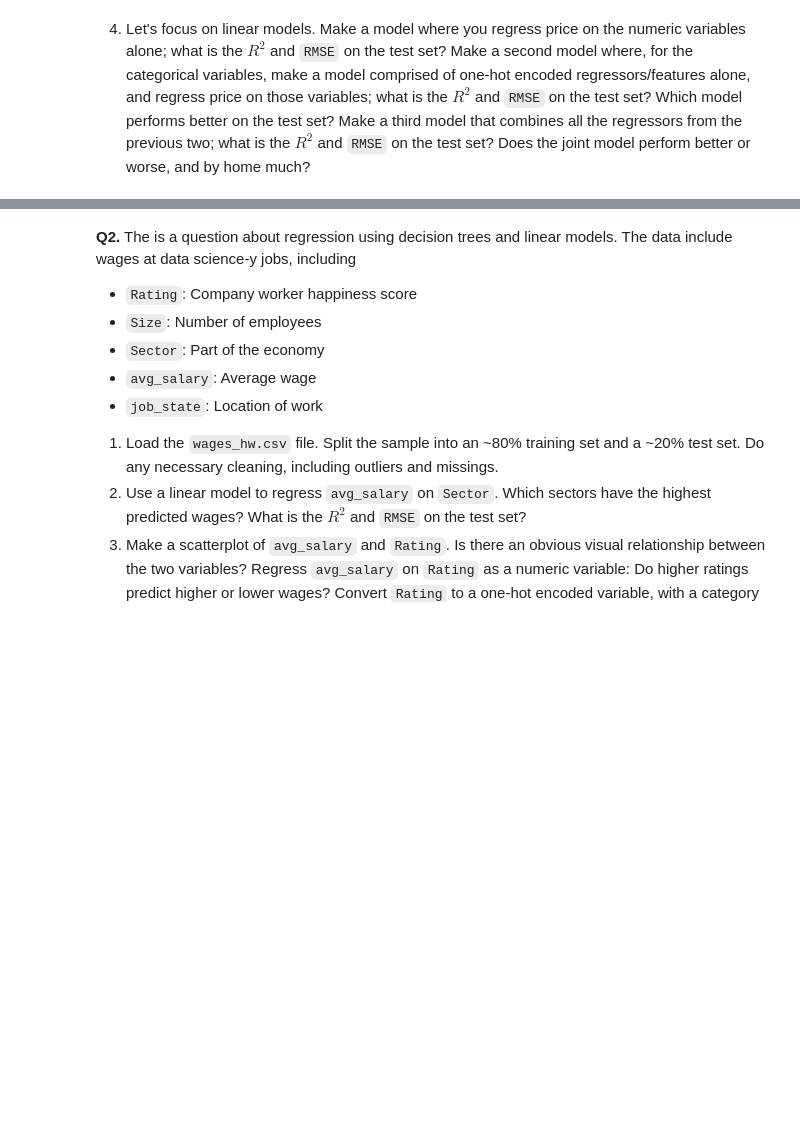
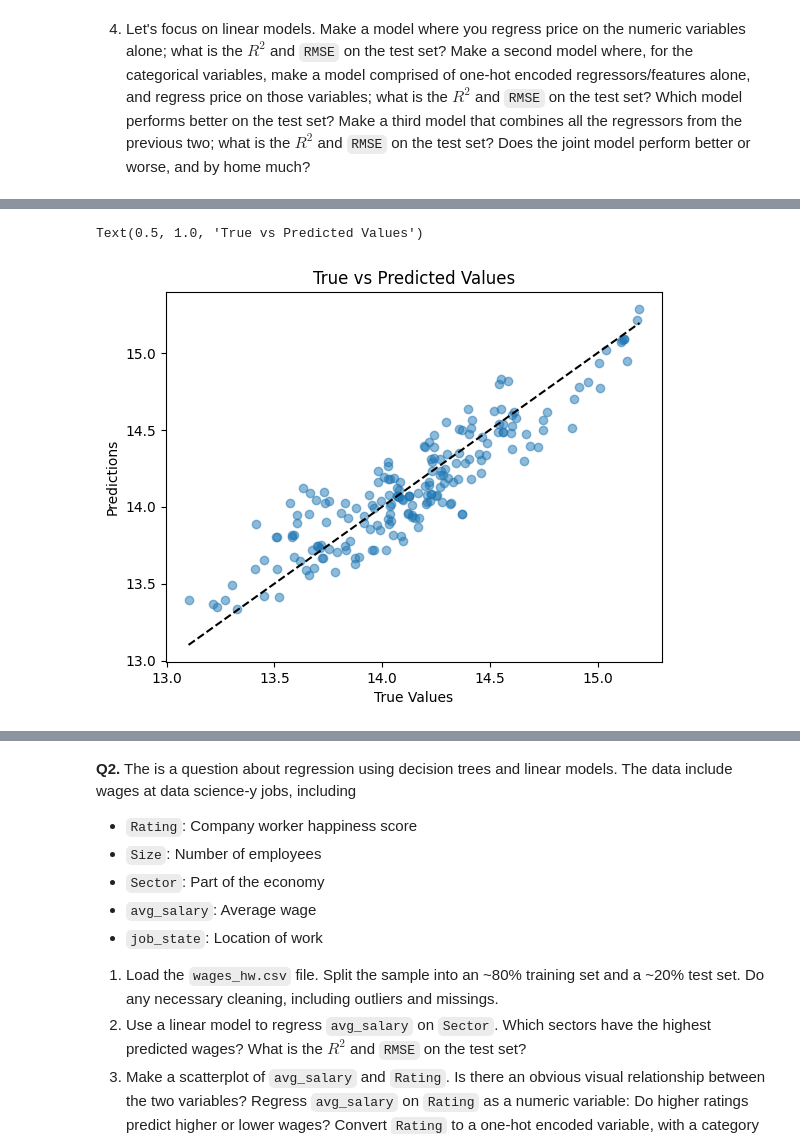
Before and after one commit to amanzanares410/assignment4, a Jupyter notebook: assignment4.ipynb, the cells around one changed output, grey strips where cells are left out. Saved outputs shown, nothing was run; the diff lists cells and outputs as text; code cells hidden in the pictures; blank space fills up the shorter version.

```diff
--- a/assignment4.ipynb
+++ b/assignment4.ipynb
@@ -116,18 +116,18 @@ Volkswagen     14.150553  14.272935
 from sklearn.model_selection import train_test_split
 from sklearn.preprocessing import LabelBinarizer
 
-vars = ['Color', 'Seating_Capacity', 'Body_Type', 'Make', 'Make_Year','Fuel_Type', 'Transmission', 'Transmission_Type']
+categorical_vars = ['Color', 'Body_Type', 'Make','Fuel_Type', 'Transmission', 'Transmission_Type']
+numerical_vars = ['Mileage_Run', 'Seating_Capacity', 'Make_Year']
 
-temp = df.loc[:, vars]
-df_encoded = pd.get_dummies(temp, columns=vars)
-df_encoded.head()
+temp = df.loc[:, categorical_vars]
+df_encoded = pd.get_dummies(temp, columns=categorical_vars)
 
-X = df['Mileage_Run']
+X = df.loc[:, numerical_vars]
 
-def maxmin(series):
- return ((series-series.min())/(series.max()-series.min()))
-X = maxmin(X)
-X = pd.DataFrame(X)
+def maxmin(x):
+  x = (x-min(x))/(max(x)-min(x))
+  return x
+X = X.apply(maxmin)
 X=pd.concat([X, df_encoded], axis=1)
 
 y = df['Price_ihs']
@@ -137,0 +164,6 @@ X_train, X_test, y_train, y_test = train_test_split(X, y, test_size=.2,random_st
+# %%
+reg_joint = LinearRegression().fit(X_train, y_train)
+print('R2: ', reg_joint.score(X_test, y_test))
+y_hat_joint = reg_joint.predict(X_test)
+N = len(y_test)
+print('RMSE: ', (np.sum( (y_test - y_hat)**2)/N )**.5 )
@@ -143,0 +240,10 @@ X_train, X_test, y_train, y_test = train_test_split(X, y, test_size=.2,random_st
+# %%
+plt.figure()
+plt.scatter(y_test, y_hat_joint, alpha=0.5)
+plt.plot([y_test.min(), y_test.max()], [y_test.min(), y_test.max()], 'k--')
+plt.xlabel('True Values')
+plt.ylabel('Predictions')
+plt.title('True vs Predicted Values')
+# %% [output]
+Text(0.5, 1.0, 'True vs Predicted Values')
+[figure, added]
```
Also changed, not shown: parts of 21 cells of this notebook.
